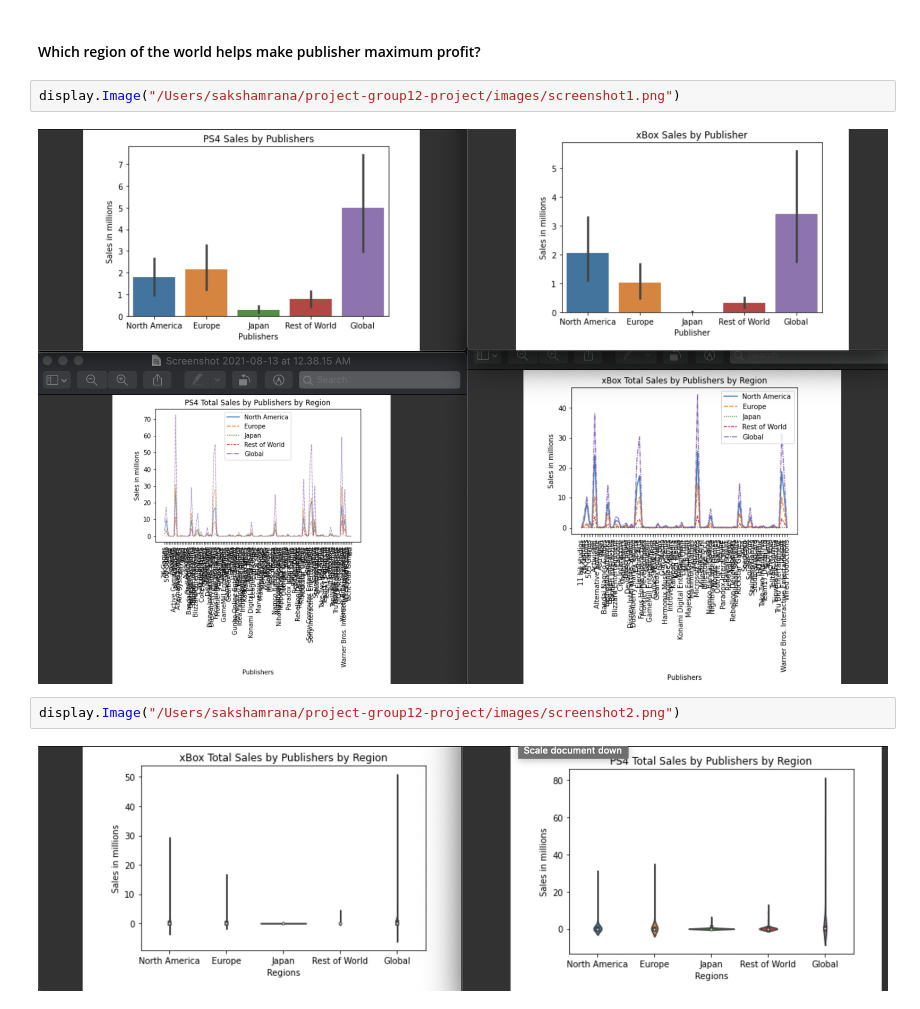
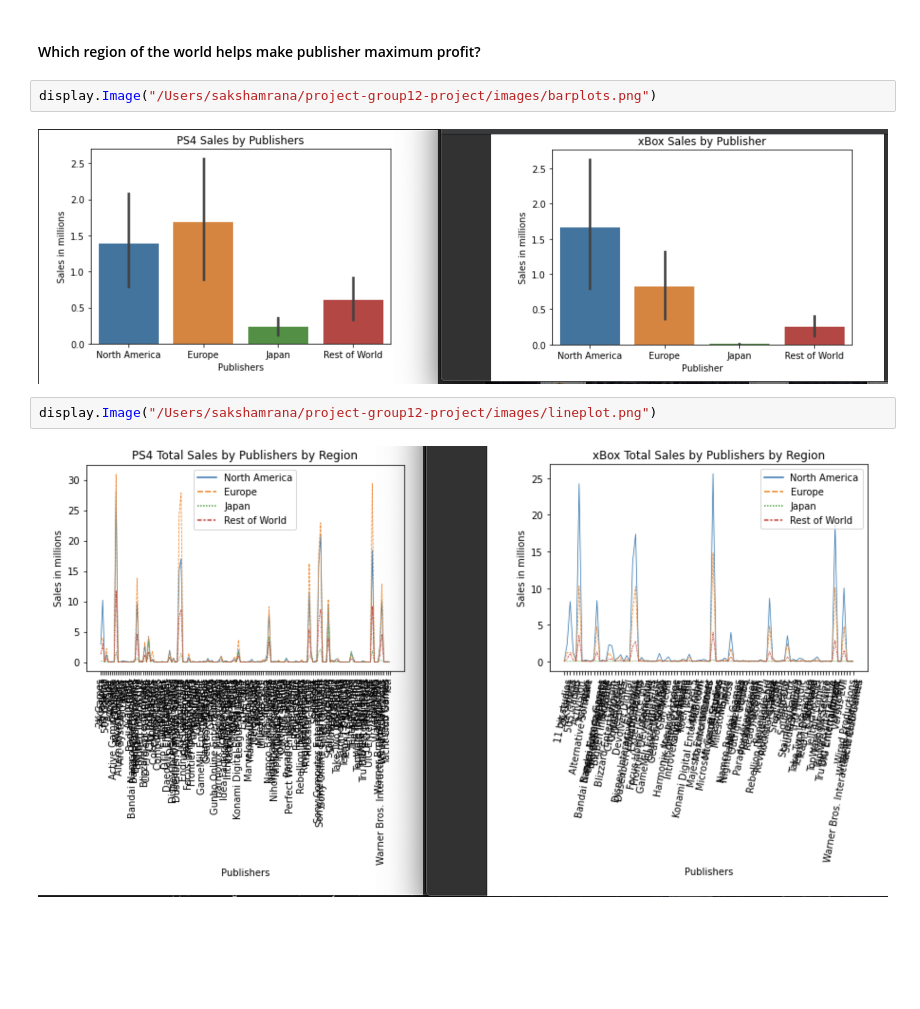
Before and after one commit to data301-2021-summer2/project-group12-project, a Jupyter notebook: analysis/saksham/DataSheet_Saksha.ipynb, the cells around one changed output. Cells and saved outputs as stored; diff of their text form; blank space fills up the shorter version.

```diff
--- a/analysis/saksham/DataSheet_Saksha.ipynb
+++ b/analysis/saksham/DataSheet_Saksha.ipynb
@@ -244,10 +243,10 @@ Text(0.5, 1.0, 'PS4 Total Sales by Publishers by Region')
 # %% [markdown]
 #### Which region of the world helps make publisher maximum profit?
 # %%
-display.Image("/Users/sakshamrana/project-group12-project/images/screenshot1.png")
+display.Image("/Users/sakshamrana/project-group12-project/images/barplots.png")
 # %% [output]
-[figure, old version]
+[figure, new version]
 # %%
-display.Image("/Users/sakshamrana/project-group12-project/images/screenshot2.png")
+display.Image("/Users/sakshamrana/project-group12-project/images/lineplot.png")
 # %% [output]
-[figure, old version]
+[figure, new version]
```
Also changed, not shown: parts of 15 cells of this notebook, 7 other files.
